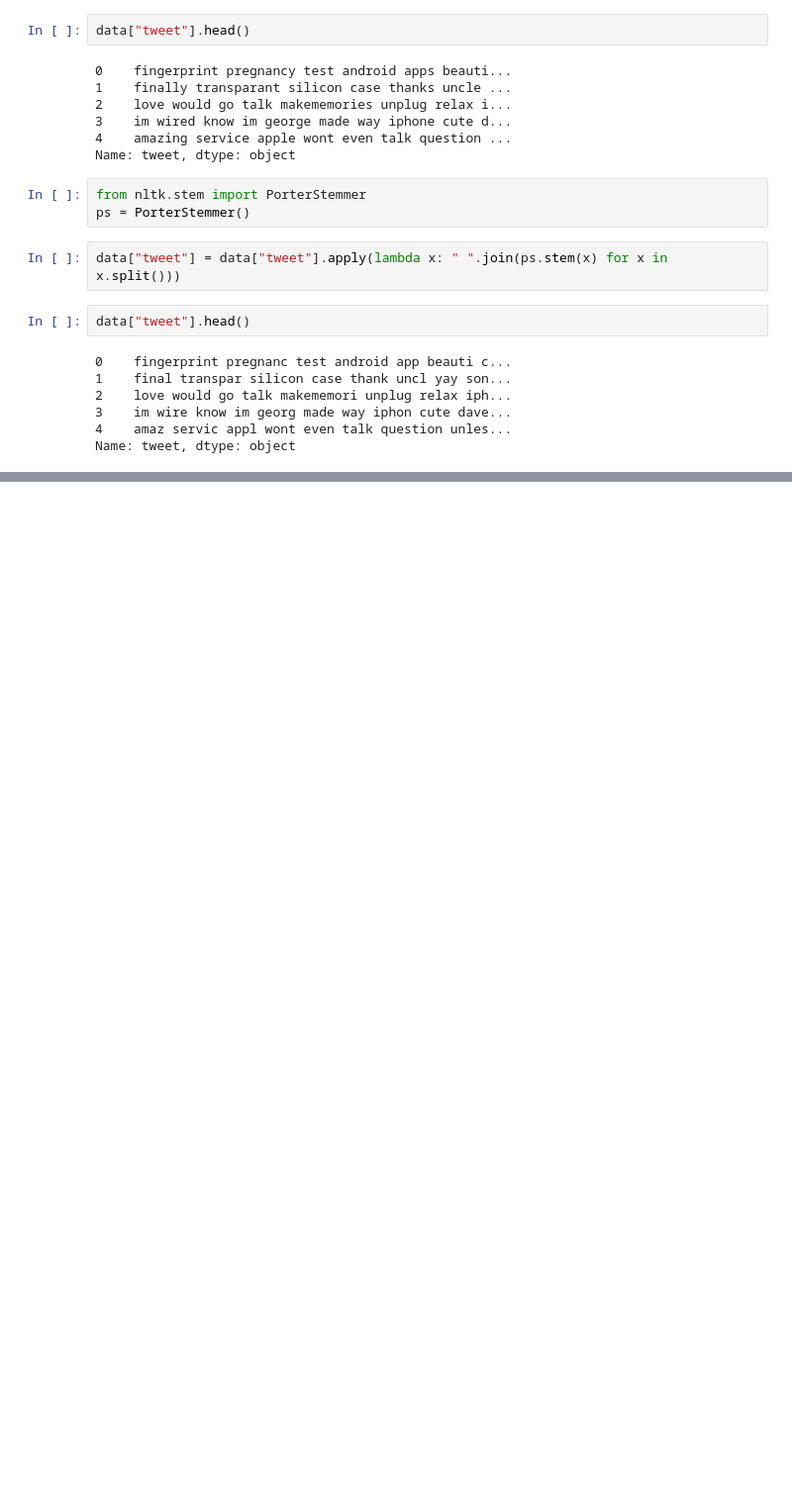
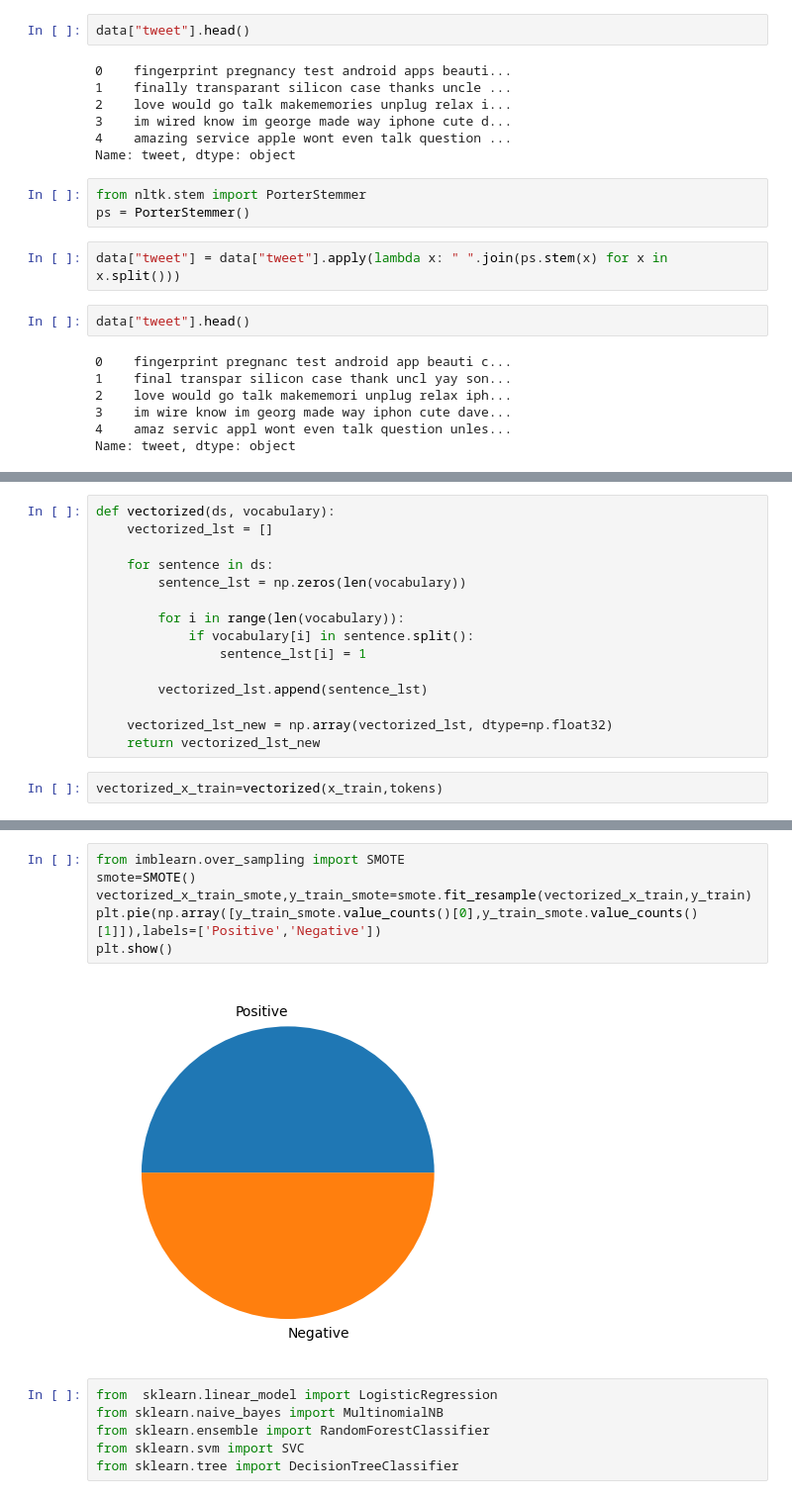
Before and after one commit to LahiruSanjana/Sentiment_Analysis_Project, a Jupyter notebook: notebook/02_model_building.ipynb, the cells around one changed output, grey strips where cells are left out. Shown: that part at 99% size. Saved outputs shown, nothing was run; the diff lists cells and outputs as text; blank space fills up the shorter version.

```diff
--- a/notebook/02_model_building.ipynb
+++ b/notebook/02_model_building.ipynb
@@ -111,0 +159,17 @@ Name: tweet, dtype: object
+# %%
+def vectorized(ds, vocabulary):
+    vectorized_lst = []
+
+    for sentence in ds:
+        sentence_lst = np.zeros(len(vocabulary))
+
+        for i in range(len(vocabulary)):
+            if vocabulary[i] in sentence.split():
+                sentence_lst[i] = 1
+
+        vectorized_lst.append(sentence_lst)
+
+    vectorized_lst_new = np.array(vectorized_lst, dtype=np.float32)
+    return vectorized_lst_new
+# %%
+vectorized_x_train=vectorized(x_train,tokens)
@@ -111,0 +196,14 @@ Name: tweet, dtype: object
+# %%
+from imblearn.over_sampling import SMOTE
+smote=SMOTE()
+vectorized_x_train_smote,y_train_smote=smote.fit_resample(vectorized_x_train,y_train)
+plt.pie(np.array([y_train_smote.value_counts()[0],y_train_smote.value_counts()[1]]),labels=['Positive','Negative'])
+plt.show()
+# %% [output]
+[figure, added]
+# %%
+from  sklearn.linear_model import LogisticRegression
+from sklearn.naive_bayes import MultinomialNB
+from sklearn.ensemble import RandomForestClassifier
+from sklearn.svm import SVC
+from sklearn.tree import DecisionTreeClassifier
```
Also changed, not shown: parts of 27 cells of this notebook, 2 other files.
